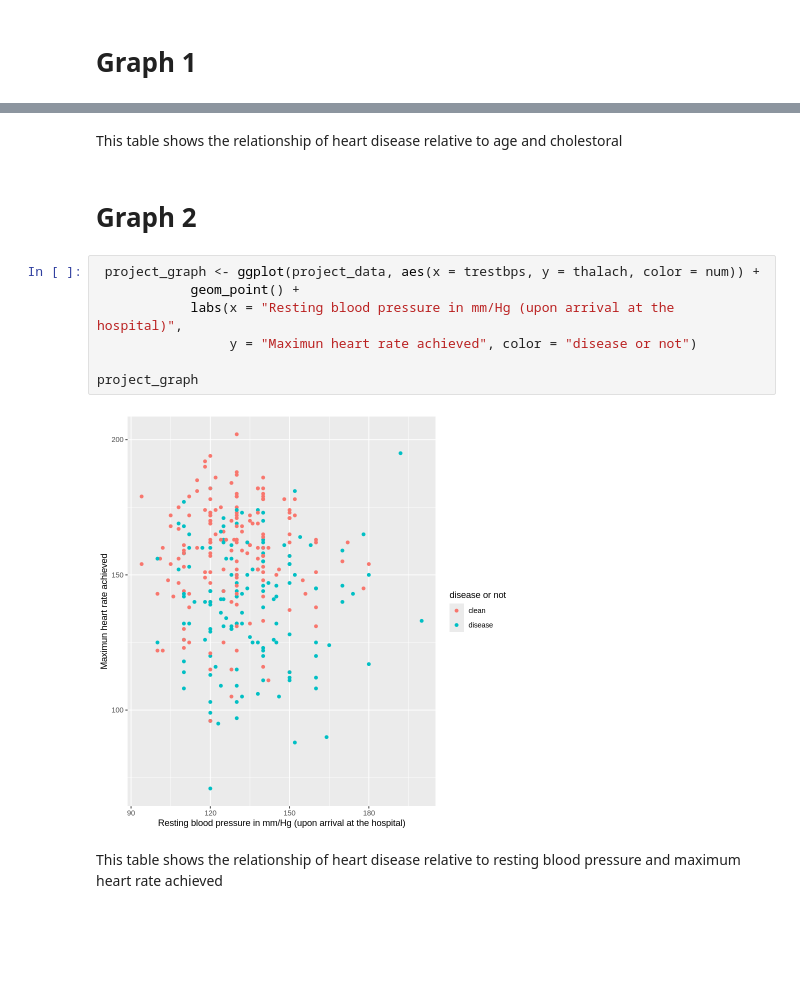
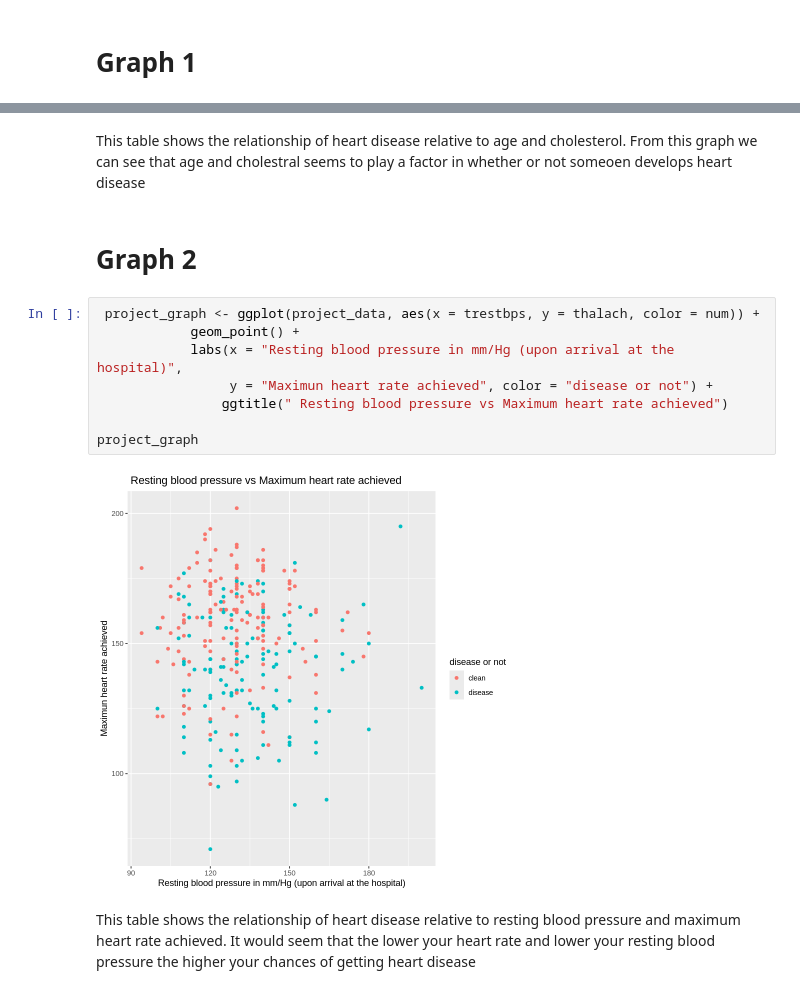
Before and after one commit to yobrap/Dsci-Project, a Jupyter notebook: Project.ipynb, the cells around one changed output, grey strips where cells are left out. Drawn from its saved outputs; the diff is of its cells as text; blank space fills up the shorter version.

```diff
--- a/Project.ipynb
+++ b/Project.ipynb
@@ -54,15 +106,16 @@ project_graph
 # %% [markdown]
-This table shows the relationship of heart disease relative to age and cholestoral
+This table shows the relationship of heart disease relative to age and cholesterol. From this graph we can see that age and cholestral seems to play a factor in whether or not someoen develops heart disease
 # %% [markdown]
 # Graph 2
 # %%
  project_graph <- ggplot(project_data, aes(x = trestbps, y = thalach, color = num)) +
             geom_point() +
             labs(x = "Resting blood pressure in mm/Hg (upon arrival at the hospital)",
-                 y = "Maximun heart rate achieved", color = "disease or not")
+                 y = "Maximun heart rate achieved", color = "disease or not") +
+                ggtitle(" Resting blood pressure vs Maximum heart rate achieved")
 
 project_graph
 # %% [output]
-[figure, old version]
+[figure, new version]
 # %% [markdown]
-This table shows the relationship of heart disease relative to resting blood pressure and maximum heart rate achieved
+This table shows the relationship of heart disease relative to resting blood pressure and maximum heart rate achieved. It would seem that the lower your heart rate and lower your resting blood pressure the higher your chances of getting heart disease
```
Also changed, not shown: parts of 16 cells of this notebook.
